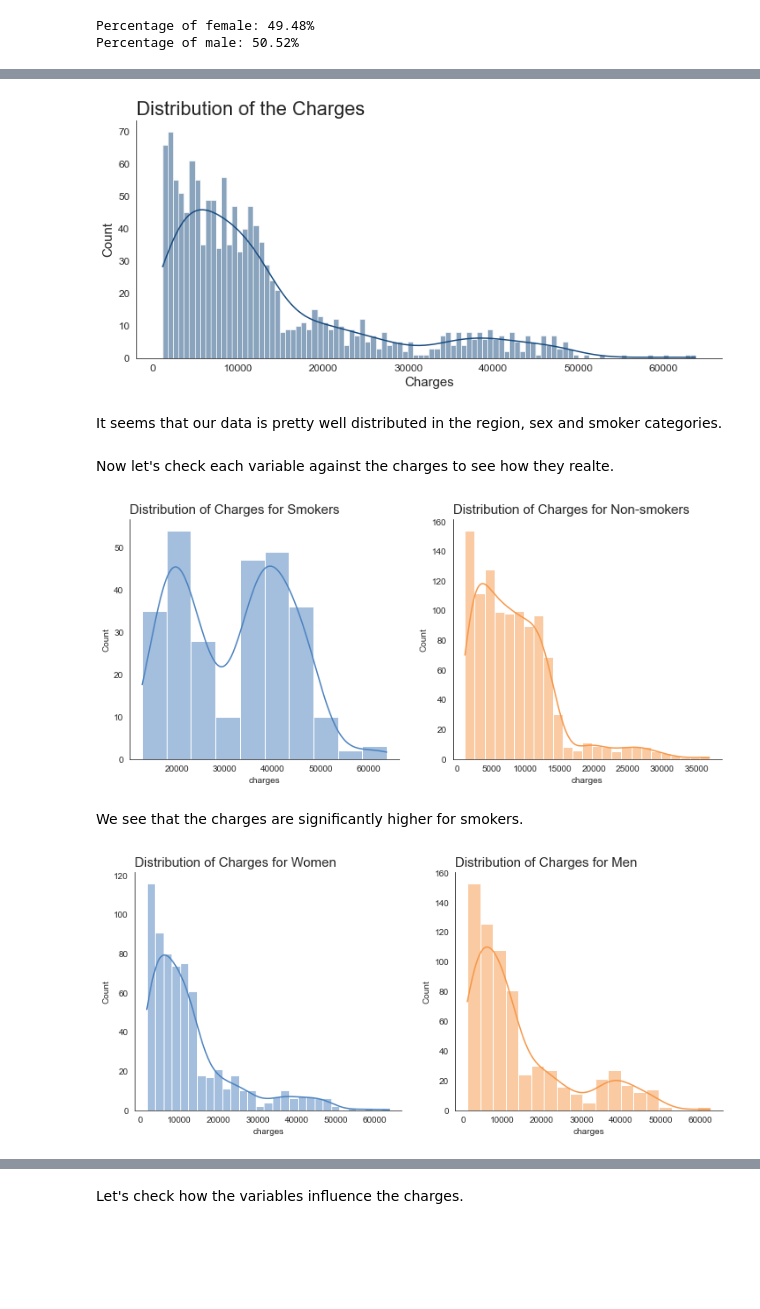
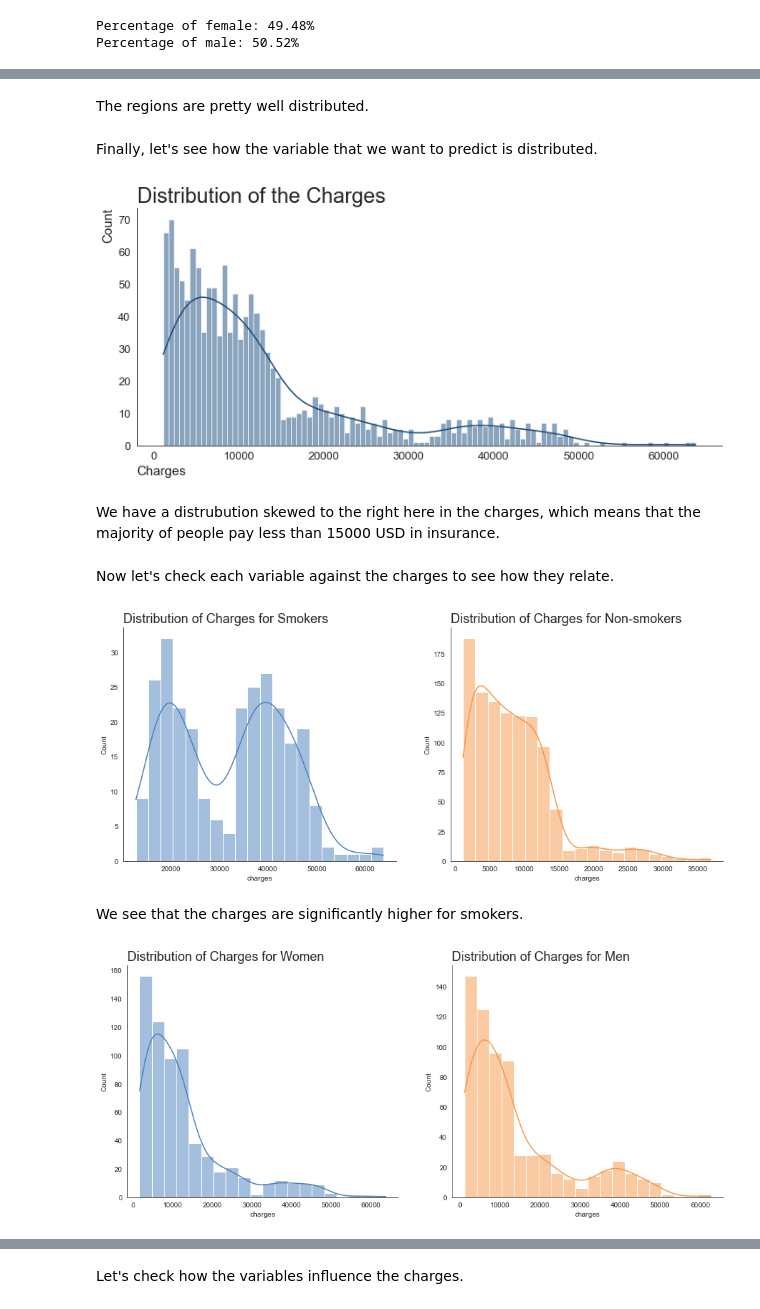
Before and after one commit to diascarolina/project-insurance-forecast, a Jupyter notebook: notebook.ipynb, the cells around one changed output, grey strips where cells are left out. Drawn from its saved outputs; the diff is of its cells as text; code cells hidden in the pictures; blank space fills up the shorter version.

```diff
--- a/notebook.ipynb
+++ b/notebook.ipynb
@@ -247,51 +267,55 @@ plt.show()
+# %% [markdown]
+The regions are pretty well distributed.
+# %% [markdown]
+Finally, let's see how the variable that we want to predict is distributed.
 # %%
 plt.figure(figsize = (12, 5))
-plt.title("Distribution of the Charges", fontdict = {'fontsize': 22, 'fontweight': 'medium'}, loc = 'left')
+plt.title("Distribution of the Charges", fontdict = {'fontsize': 24}, loc = 'left')
 sns.set_style("white")
 ax = sns.histplot(df.charges, kde = True, bins = 100, color = BLUE1)
-plt.xticks(fontsize = 12)
-plt.yticks(fontsize = 12)
-plt.xlabel('Charges', fontsize = 15)
-plt.ylabel('Count', fontsize = 15)
+plt.xticks(fontsize = 13)
+plt.yticks(fontsize = 13)
+plt.xlabel('Charges', fontsize = 15, loc = 'left')
+plt.ylabel('Count', fontsize = 15, loc = 'top')
 sns.despine()
 plt.show()
 # %% [output]
-[figure, old version]
+[figure, new version]
 # %% [markdown]
-It seems that our data is pretty well distributed in the region, sex and smoker categories.
+We have a distrubution skewed to the right here in the charges, which means that the majority of people pay less than 15000 USD in insurance.
 # %% [markdown]
-Now let's check each variable against the charges to see how they realte.
+Now let's check each variable against the charges to see how they relate.
 # %%
-fig = plt.figure(figsize = (12, 5))
+fig = plt.figure(figsize = (15, 6))
 
 ax = fig.add_subplot(121)
-sns.histplot(df[(df.smoker == 'yes')]['charges'], color = BLUE2, ax = ax, kde = True)
-ax.set_title('Distribution of Charges for Smokers', fontdict = {'fontsize': 15, 'fontweight': 'medium'}, loc = 'left')
+sns.histplot(df[(df.smoker == 'yes')]['charges'], color = BLUE2, ax = ax, kde = True, bins = 20)
+ax.set_title('Distribution of Charges for Smokers', fontdict = {'fontsize': 18}, loc = 'left')
 
 ax = fig.add_subplot(122)
-sns.histplot(df[(df.smoker == 'no')]['charges'], color = ORANGE1, ax = ax, kde = True)
-ax.set_title('Distribution of Charges for Non-smokers', fontdict = {'fontsize': 15, 'fontweight': 'medium'}, loc = 'left')
+sns.histplot(df[(df.smoker == 'no')]['charges'], color = ORANGE1, ax = ax, kde = True, bins = 20)
+ax.set_title('Distribution of Charges for Non-smokers', fontdict = {'fontsize': 18}, loc = 'left')
 
 sns.despine()
 
 plt.show()
 # %% [output]
-[figure, old version]
+[figure, new version]
 # %% [markdown]
 We see that the charges are significantly higher for smokers.
 # %%
-fig = plt.figure(figsize = (12, 5))
+fig = plt.figure(figsize = (15, 6))
 
 ax = fig.add_subplot(121)
-sns.histplot(df[(df.sex == 'female')]['charges'], color = BLUE2, ax = ax, kde = True)
-ax.set_title('Distribution of Charges for Women', fontdict = {'fontsize': 15, 'fontweight': 'medium'}, loc = 'left')
+sns.histplot(df[(df.sex == 'female')]['charges'], color = BLUE2, ax = ax, kde = True, bins = 20)
+ax.set_title('Distribution of Charges for Women', fontdict = {'fontsize': 18}, loc = 'left')
 
 ax = fig.add_subplot(122)
-sns.histplot(df[(df.sex == 'male')]['charges'], color = ORANGE1, ax = ax, kde = True)
-ax.set_title('Distribution of Charges for Men', fontdict = {'fontsize': 15, 'fontweight': 'medium'}, loc = 'left')
+sns.histplot(df[(df.sex == 'male')]['charges'], color = ORANGE1, ax = ax, kde = True, bins = 20)
+ax.set_title('Distribution of Charges for Men', fontdict = {'fontsize': 18}, loc = 'left')
 
 sns.despine()
 
 plt.show()
 # %% [output]
-[figure, old version]
+[figure, new version]
```
Also changed, not shown: parts of 89 cells of this notebook.
